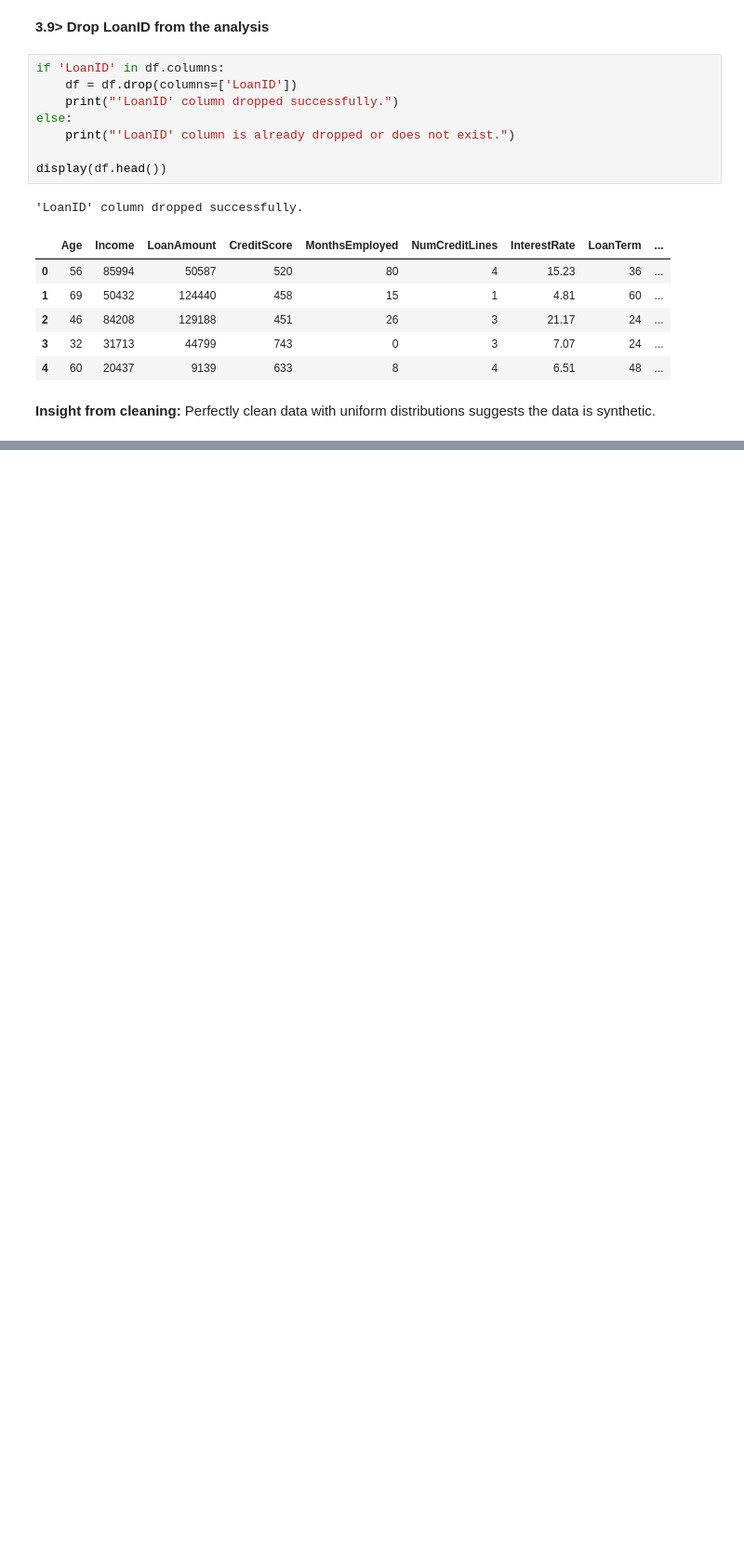
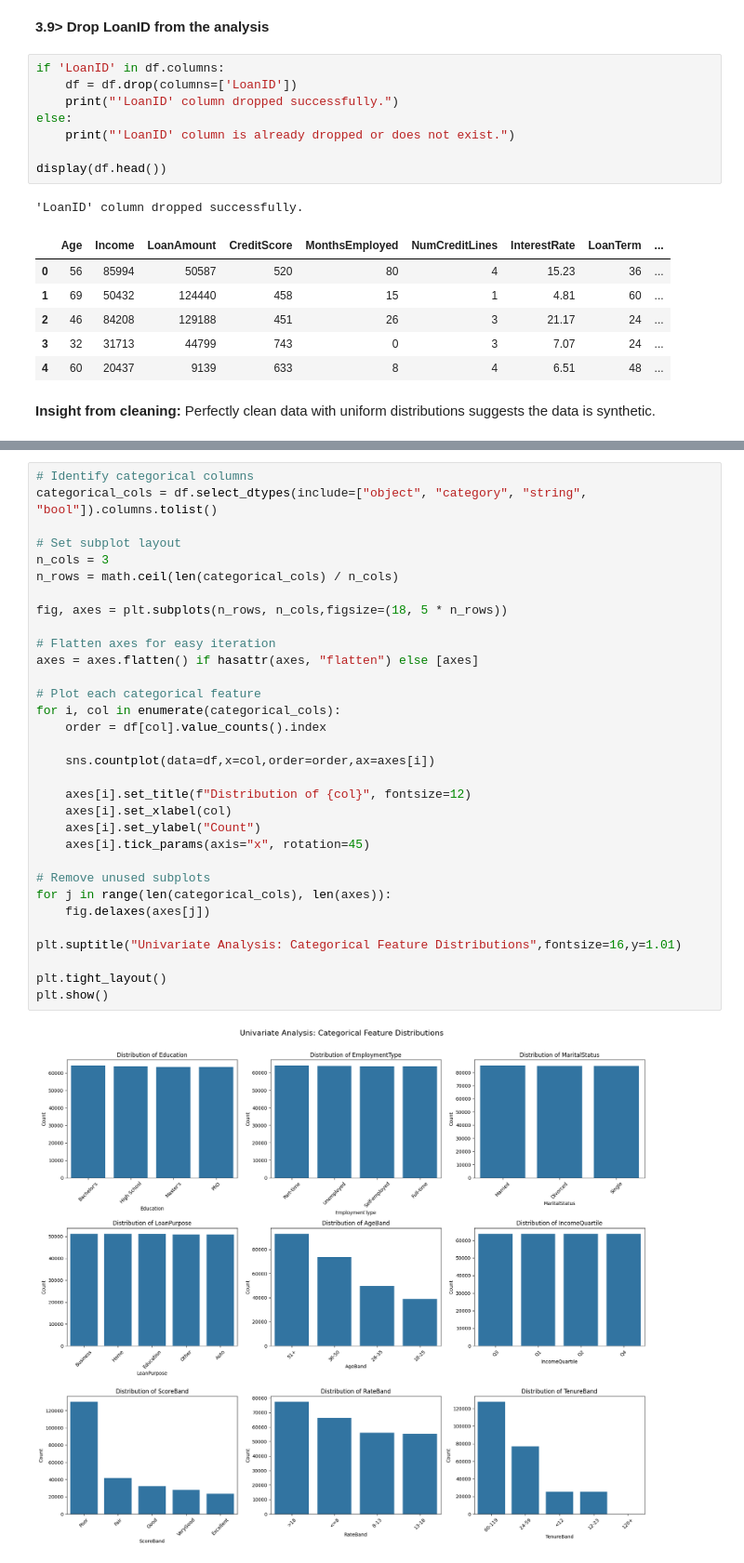
Before and after one commit to rudrascience/Loan_Default_Analysis, a Jupyter notebook: eda-rudrajit-das.ipynb, the cells around one changed output, grey strips where cells are left out. Shown at 93% size. Drawn from its saved outputs; the diff is of its cells as text; blank space fills up the shorter version.

```diff
--- a/eda-rudrajit-das.ipynb
+++ b/eda-rudrajit-das.ipynb
@@ -418,0 +472,34 @@ Perfectly clean data with uniform distributions suggests the data is synthetic.
+# %%
+# Identify categorical columns
+categorical_cols = df.select_dtypes(include=["object", "category", "string", "bool"]).columns.tolist()
+
+# Set subplot layout
+n_cols = 3
+n_rows = math.ceil(len(categorical_cols) / n_cols)
+
+fig, axes = plt.subplots(n_rows, n_cols,figsize=(18, 5 * n_rows))
+
+# Flatten axes for easy iteration
+axes = axes.flatten() if hasattr(axes, "flatten") else [axes]
+
+# Plot each categorical feature
+for i, col in enumerate(categorical_cols):
+    order = df[col].value_counts().index
+
+    sns.countplot(data=df,x=col,order=order,ax=axes[i])
+
+    axes[i].set_title(f"Distribution of {col}", fontsize=12)
+    axes[i].set_xlabel(col)
+    axes[i].set_ylabel("Count")
+    axes[i].tick_params(axis="x", rotation=45)
+
+# Remove unused subplots
+for j in range(len(categorical_cols), len(axes)):
+    fig.delaxes(axes[j])
+
+plt.suptitle("Univariate Analysis: Categorical Feature Distributions",fontsize=16,y=1.01)
+
+plt.tight_layout()
+plt.show()
+# %% [output]
+[figure, added]
```
Also changed, not shown: parts of 6 cells of this notebook.
